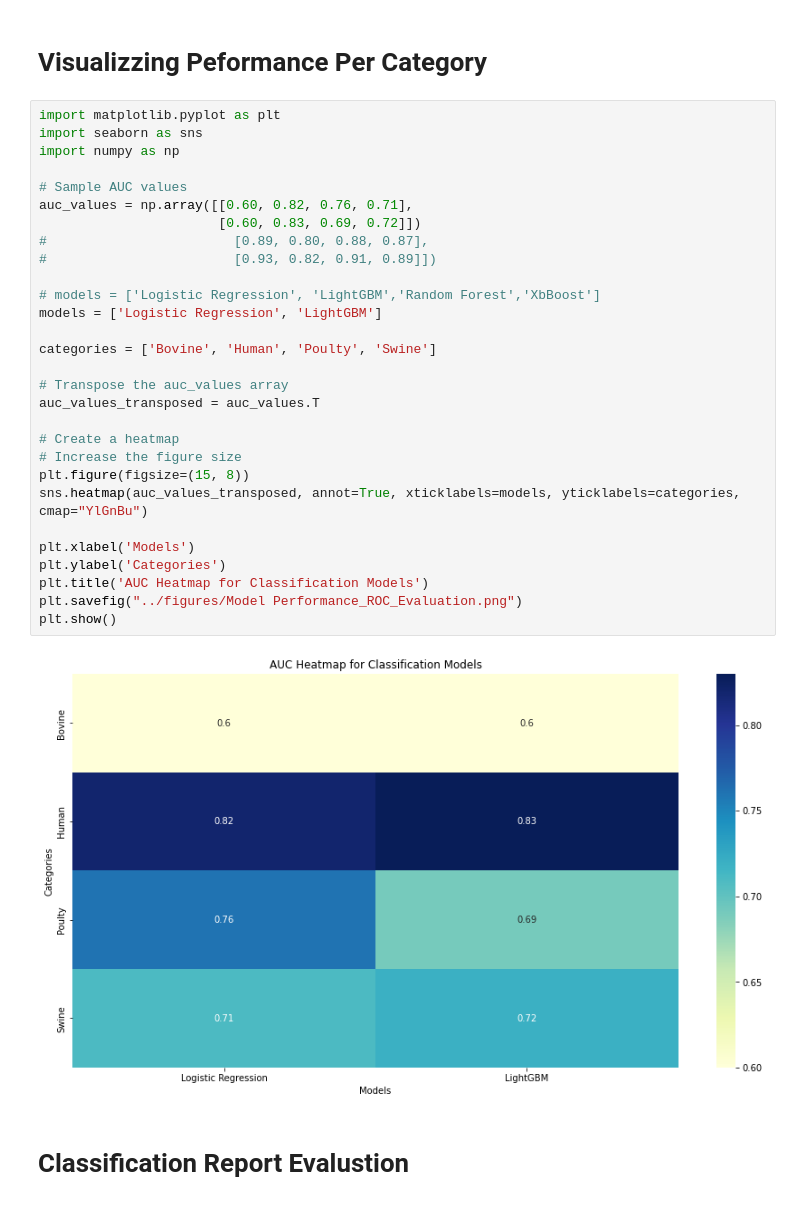
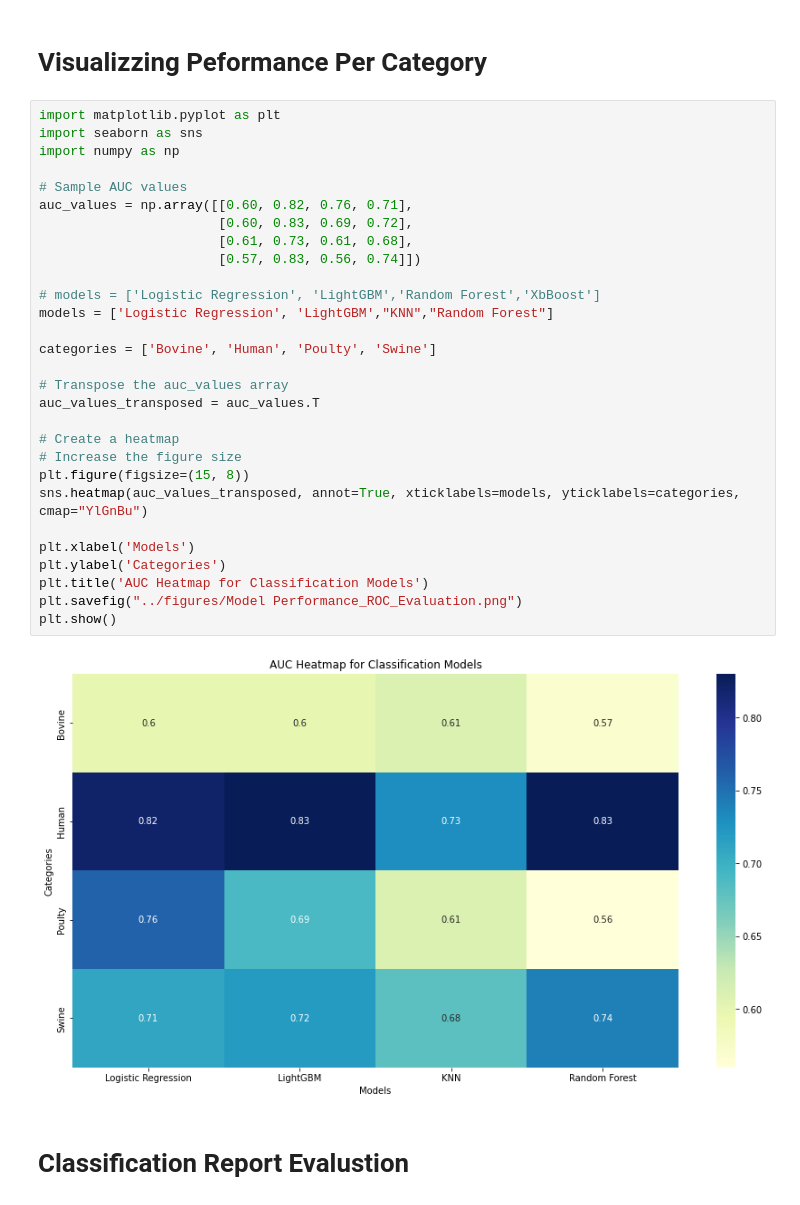
Before and after one commit to omicscodeathon/salmonellaml, a Jupyter notebook: notebooks/Hyperparameter_Tuning_machine_learning_3.ipynb, the cells around one changed output. Cells and saved outputs as stored; diff of their text form.

```diff
--- a/notebooks/Hyperparameter_Tuning_machine_learning_3.ipynb
+++ b/notebooks/Hyperparameter_Tuning_machine_learning_3.ipynb
@@ -2242,34 +2409,34 @@ y_test1
 # %%
 import matplotlib.pyplot as plt
 import seaborn as sns
 import numpy as np
 
 # Sample AUC values
 auc_values = np.array([[0.60, 0.82, 0.76, 0.71],
-                       [0.60, 0.83, 0.69, 0.72]])
-#                        [0.89, 0.80, 0.88, 0.87],
-#                        [0.93, 0.82, 0.91, 0.89]])
+                       [0.60, 0.83, 0.69, 0.72],
+                       [0.61, 0.73, 0.61, 0.68],
+                       [0.57, 0.83, 0.56, 0.74]])
 
 # models = ['Logistic Regression', 'LightGBM','Random Forest','XbBoost']
-models = ['Logistic Regression', 'LightGBM']
+models = ['Logistic Regression', 'LightGBM',"KNN","Random Forest"]
 
 categories = ['Bovine', 'Human', 'Poulty', 'Swine']
 
 # Transpose the auc_values array
 auc_values_transposed = auc_values.T
 
 # Create a heatmap
 # Increase the figure size
 plt.figure(figsize=(15, 8))
 sns.heatmap(auc_values_transposed, annot=True, xticklabels=models, yticklabels=categories, cmap="YlGnBu")
 
 plt.xlabel('Models')
 plt.ylabel('Categories')
 plt.title('AUC Heatmap for Classification Models')
 plt.savefig("../figures/Model Performance_ROC_Evaluation.png")
 plt.show()
 # %% [output]
-[figure, old version]
+[figure, new version]
 # %% [markdown]
 # Classification Report Evalustion
 # %%
```
Also changed, not shown: parts of 23 cells of this notebook, 3 other files.
